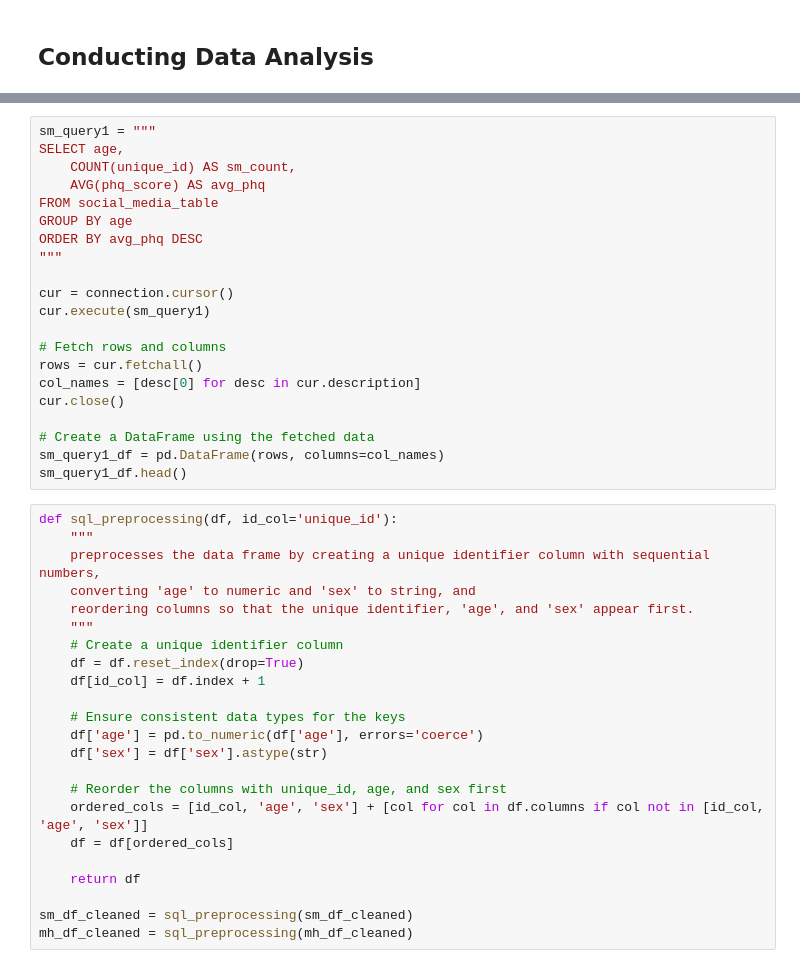
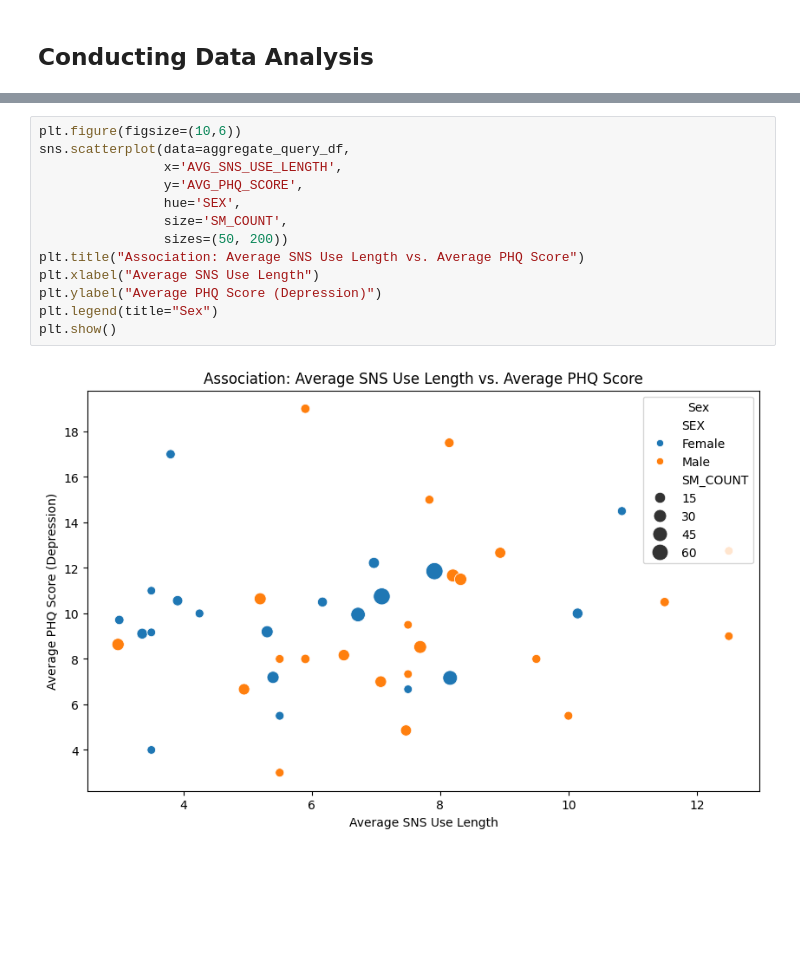
Before and after one commit to hirnas/cpsc368tp, a Jupyter notebook: code/sql-querying.ipynb, the cells around one changed output, grey strips where cells are left out. Saved outputs shown, nothing was run; the diff lists cells and outputs as text; blank space fills up the shorter version.

```diff
--- a/code/sql-querying.ipynb
+++ b/code/sql-querying.ipynb
@@ -127,44 +236,15 @@ mh_query1_df.head()
 # %%
-sm_query1 = """
-SELECT age,
-    COUNT(unique_id) AS sm_count,
-    AVG(phq_score) AS avg_phq
-FROM social_media_table
-GROUP BY age
-ORDER BY avg_phq DESC
-"""
-
-cur = connection.cursor()
-cur.execute(sm_query1)
-
-# Fetch rows and columns
-rows = cur.fetchall()
-col_names = [desc[0] for desc in cur.description]
-cur.close()
-
-# Create a DataFrame using the fetched data
-sm_query1_df = pd.DataFrame(rows, columns=col_names)
-sm_query1_df.head()
+plt.figure(figsize=(10,6))
+sns.scatterplot(data=aggregate_query_df,
+                x='AVG_SNS_USE_LENGTH',
+                y='AVG_PHQ_SCORE',
+                hue='SEX',
+                size='SM_COUNT',
+                sizes=(50, 200))
+plt.title("Association: Average SNS Use Length vs. Average PHQ Score")
+plt.xlabel("Average SNS Use Length")
+plt.ylabel("Average PHQ Score (Depression)")
+plt.legend(title="Sex")
+plt.show()
+# %% [output]
+[figure, added]
-# %%
-def sql_preprocessing(df, id_col='unique_id'):
-    """
-    preprocesses the data frame by creating a unique identifier column with sequential numbers,
-    converting 'age' to numeric and 'sex' to string, and
-    reordering columns so that the unique identifier, 'age', and 'sex' appear first.
-    """
-    # Create a unique identifier column
-    df = df.reset_index(drop=True)
-    df[id_col] = df.index + 1
-
-    # Ensure consistent data types for the keys
-    df['age'] = pd.to_numeric(df['age'], errors='coerce')
-    df['sex'] = df['sex'].astype(str)
-
-    # Reorder the columns with unique_id, age, and sex first
-    ordered_cols = [id_col, 'age', 'sex'] + [col for col in df.columns if col not in [id_col, 'age', 'sex']]
-    df = df[ordered_cols]
-
-    return df
-
-sm_df_cleaned = sql_preprocessing(sm_df_cleaned)
-mh_df_cleaned = sql_preprocessing(mh_df_cleaned)
```
Also changed, not shown: parts of 18 cells of this notebook, 3 other files.
